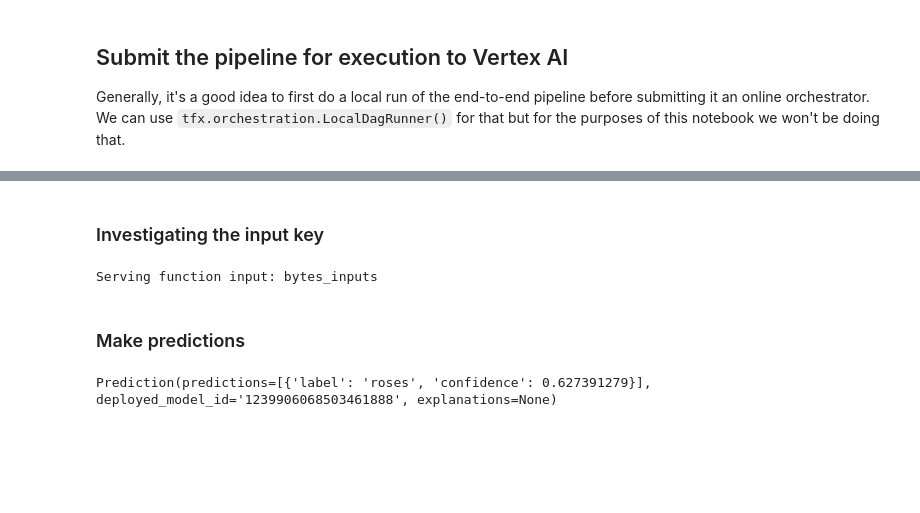
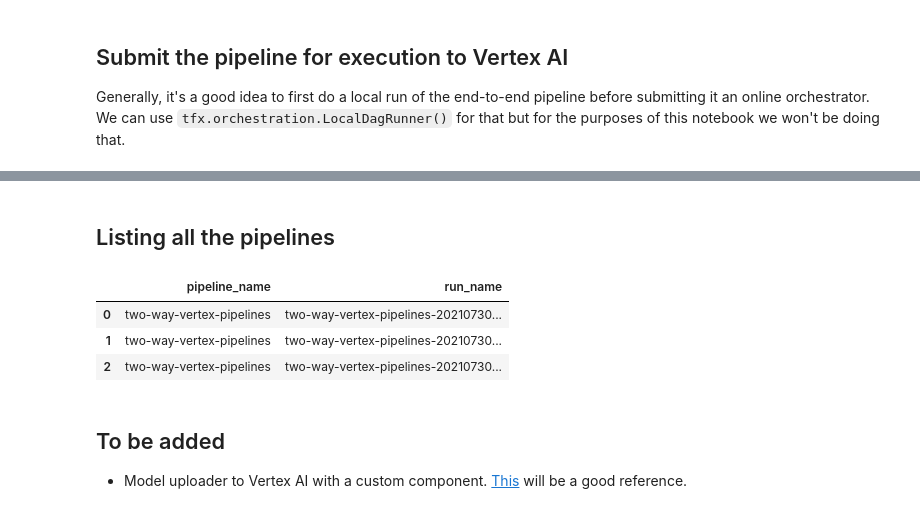
Before and after one commit to sayakpaul/Dual-Deployments-on-Vertex-AI, a Jupyter notebook: notebooks/Custom_Model_TFX.ipynb, the cells around one changed output, grey strips where cells are left out. Drawn from its saved outputs; the diff is of its cells as text; code cells hidden in the pictures; blank space fills up the shorter version.

```diff
--- a/notebooks/Custom_Model_TFX.ipynb
+++ b/notebooks/Custom_Model_TFX.ipynb
@@ -46,9 +55,9 @@ KFP version: 1.6.1
 # %% [markdown]
 ## Environment setup
 # %%
-GOOGLE_CLOUD_PROJECT = 'fast-ai-exploration'    #@param {type:"string"}
-GOOGLE_CLOUD_REGION = 'us-central1'             #@param {type:"string"}
-GCS_BUCKET_NAME = 'vertex-tfx-mlops'                #@param {type:"string"}
+GOOGLE_CLOUD_PROJECT = 'gcp-ml-172005'     #@param {type:"string"}
+GOOGLE_CLOUD_REGION = 'us-central1'      #@param {type:"string"}
+GCS_BUCKET_NAME = 'demo-experiments-gde-csp'          #@param {type:"string"}
 
 if not (GOOGLE_CLOUD_PROJECT and GOOGLE_CLOUD_REGION and GCS_BUCKET_NAME):
     from absl import logging
@@ -689,29 +595,19 @@ Downloading data from https://m.economictimes.com/thumb/msid-71307470,width-1201
-# %% [markdown]
-### Investigating the input key
-# %%
-pushed_model_location = os.path.join(SERVING_MODEL_DIR, "densenet")
-model_path_to_deploy = os.path.join(
-    pushed_model_location, tf.io.gfile.listdir(pushed_model_location)[-1]
-)
-
-loaded = tf.saved_model.load(model_path_to_deploy)
-serving_input = list(
-    loaded.signatures["serving_default"].structured_input_signature[1].keys()
-)[0]
-print("Serving function input:", serving_input)
-# %% [output]
-Serving function input: bytes_inputs
-# %% [markdown]
-### Make predictions
-# %%
-def predict_image(image, endpoint, parameters_dict):
-    # The format of each instance should conform to the deployed model's prediction input schema.
-    instances_list = [{serving_input: {"b64": image}}]
-    instances = [json_format.ParseDict(s, Value()) for s in instances_list]
-
-    endpoint = vertex_ai.Endpoint(endpoint)
-    print(endpoint.predict(instances=instances))
-
-predict_image(b64str, endpoint_id, None)
-# %% [output]
-Prediction(predictions=[{'label': 'roses', 'confidence': 0.627391279}], deployed_model_id='1239906068503461888', explanations=None)
+# %% [markdown]
+## Listing all the pipelines
+# %%
+vertex_ai.init(project=GOOGLE_CLOUD_PROJECT,
+               location=GOOGLE_CLOUD_REGION,
+               staging_bucket="gs://" + GCS_BUCKET_NAME)
+
+pipeline_df = vertex_ai.get_pipeline_df(PIPELINE_NAME)
+pipeline_df = pipeline_df[pipeline_df.pipeline_name == PIPELINE_NAME]
+pipeline_df.head(3)
+# %% [output]
+|  | pipeline_name | run_name |
+| 0 | two-way-vertex-pipelines | two-way-vertex-pipelines-20210730... |
+| 1 | two-way-vertex-pipelines | two-way-vertex-pipelines-20210730... |
+| 2 | two-way-vertex-pipelines | two-way-vertex-pipelines-20210730... |
+# %% [markdown]
+## To be added
+
+* Model uploader to Vertex AI with a custom component. [This](https://github.com/GoogleCloudPlatform/mlops-with-vertex-ai/blob/main/src/tfx_pipelines/components.py#L74) will be a good reference.
```
Also changed, not shown: parts of 32 cells of this notebook.
